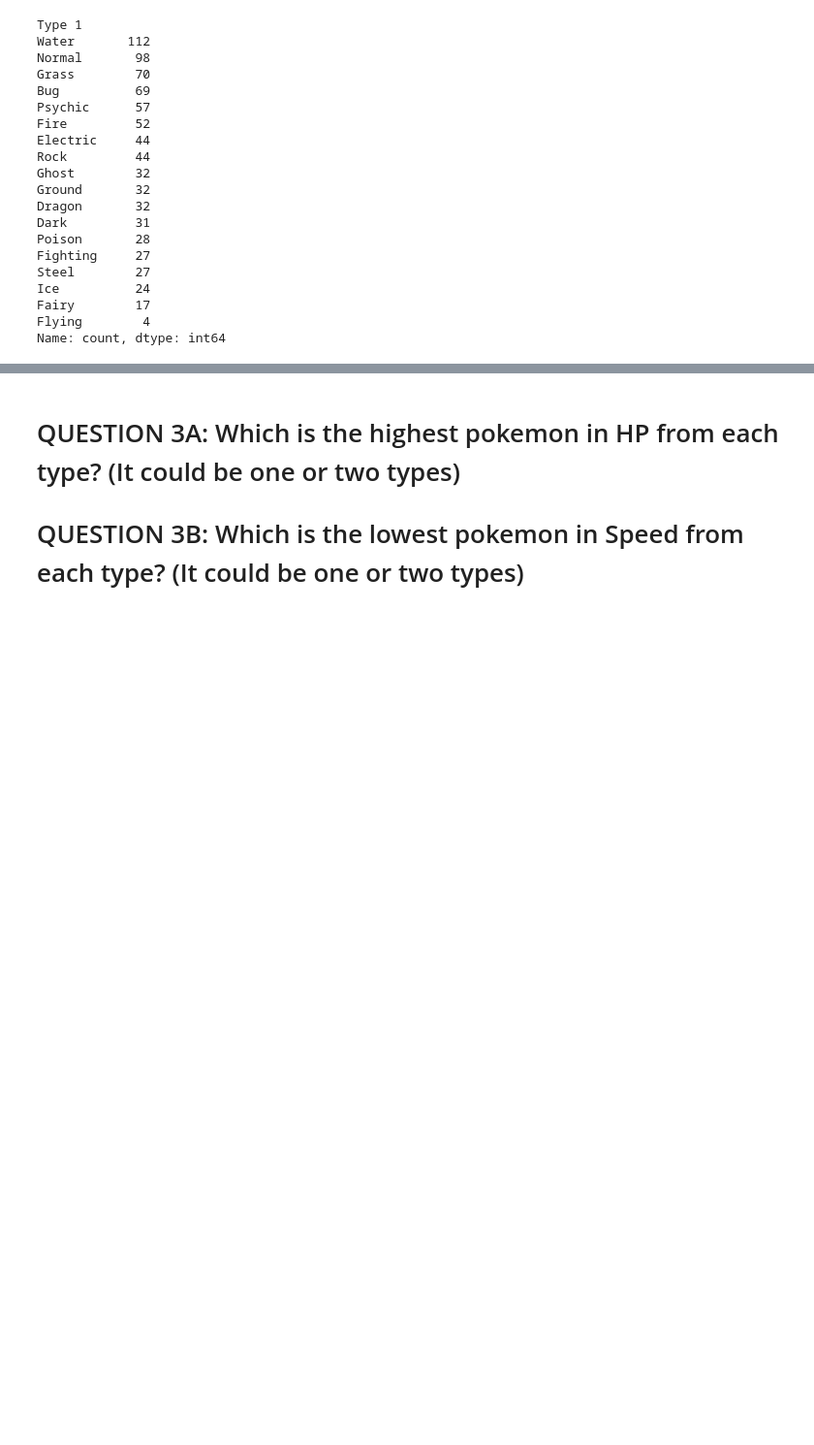
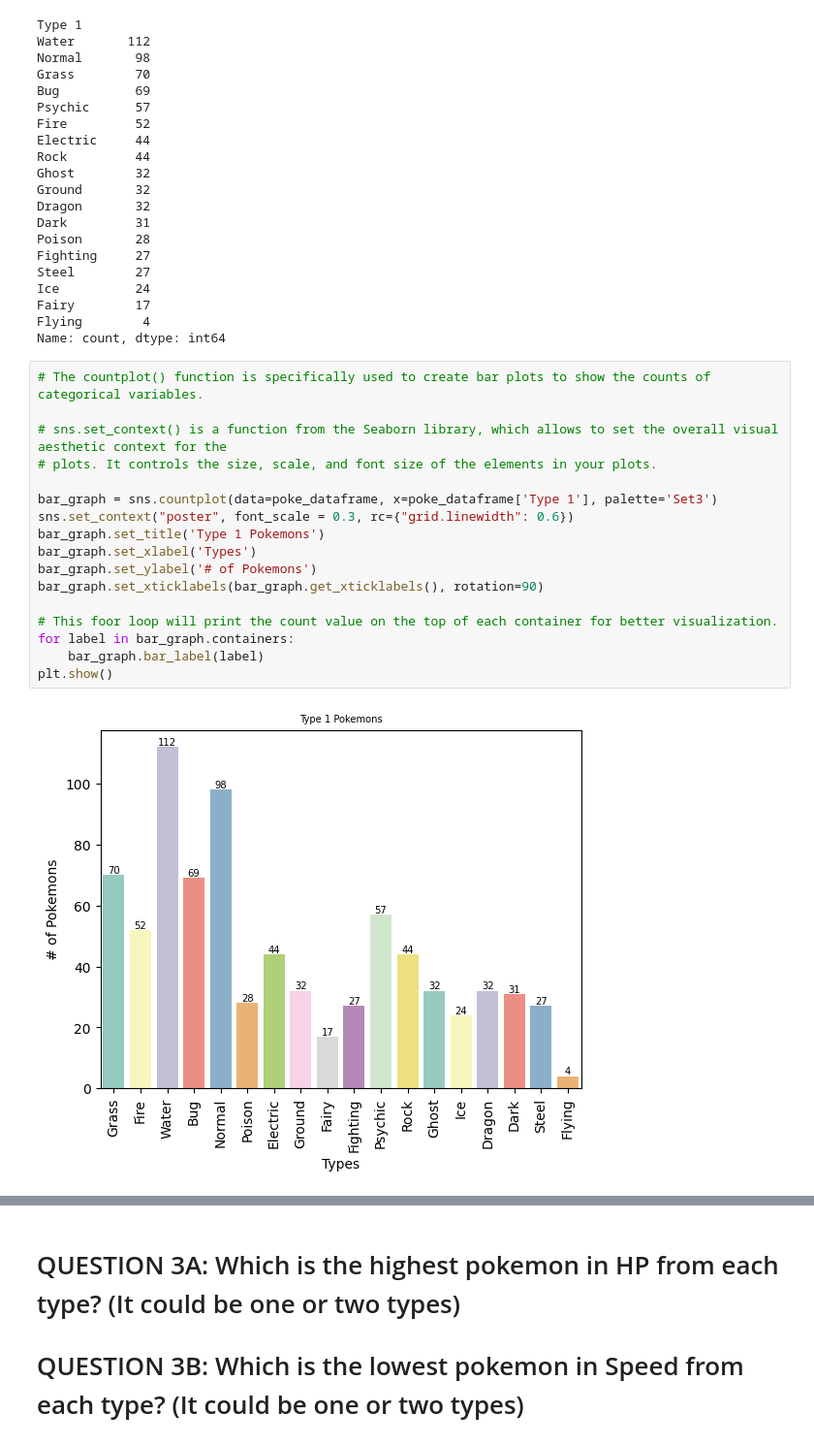
Before and after one commit to RuloVH7/pokeProject, a Jupyter notebook: FinalPokeProject.ipynb, the cells around one changed output, grey strips where cells are left out. Shown at 97% size. Cells and saved outputs as stored; diff of their text form; blank space fills up the shorter version.

Commit message:
Update file
Added graphs

```diff
--- a/FinalPokeProject.ipynb
+++ b/FinalPokeProject.ipynb
@@ -238,4 +225,23 @@ Ice          24
 Fairy        17
 Flying        4
 Name: count, dtype: int64
+# %%
+# The countplot() function is specifically used to create bar plots to show the counts of categorical variables.
+
+# sns.set_context() is a function from the Seaborn library, which allows to set the overall visual aesthetic context for the
+# plots. It controls the size, scale, and font size of the elements in your plots.
+
+bar_graph = sns.countplot(data=poke_dataframe, x=poke_dataframe['Type 1'], palette='Set3')
+sns.set_context("poster", font_scale = 0.3, rc={"grid.linewidth": 0.6})
+bar_graph.set_title('Type 1 Pokemons')
+bar_graph.set_xlabel('Types')
+bar_graph.set_ylabel('# of Pokemons')
+bar_graph.set_xticklabels(bar_graph.get_xticklabels(), rotation=90)
+
+# This foor loop will print the count value on the top of each container for better visualization.
+for label in bar_graph.containers:
+    bar_graph.bar_label(label)
+plt.show()
+# %% [output]
+[figure, added]
 # %% [markdown]
```
Also changed, not shown: parts of 7 cells of this notebook.
